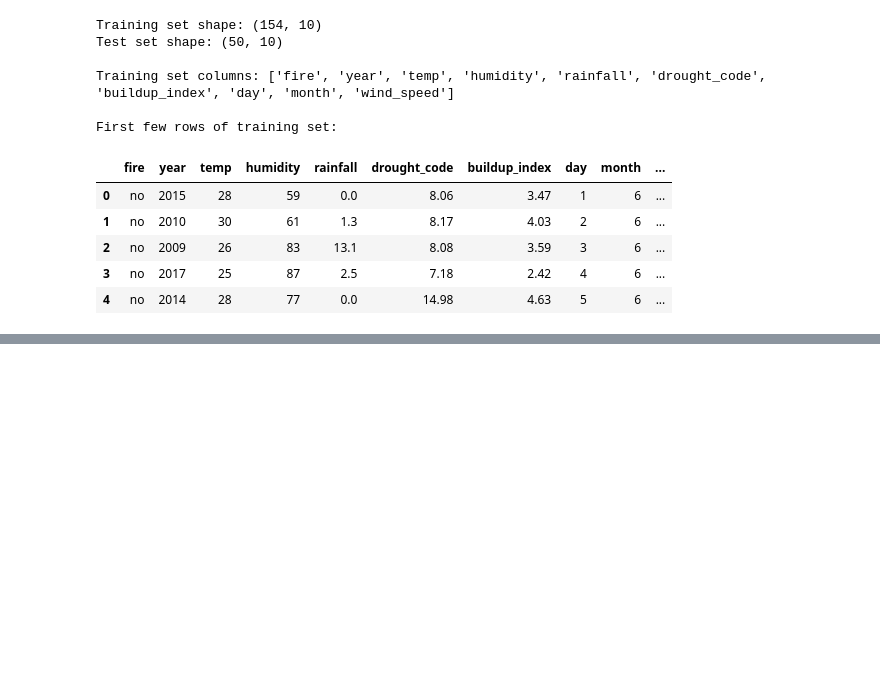
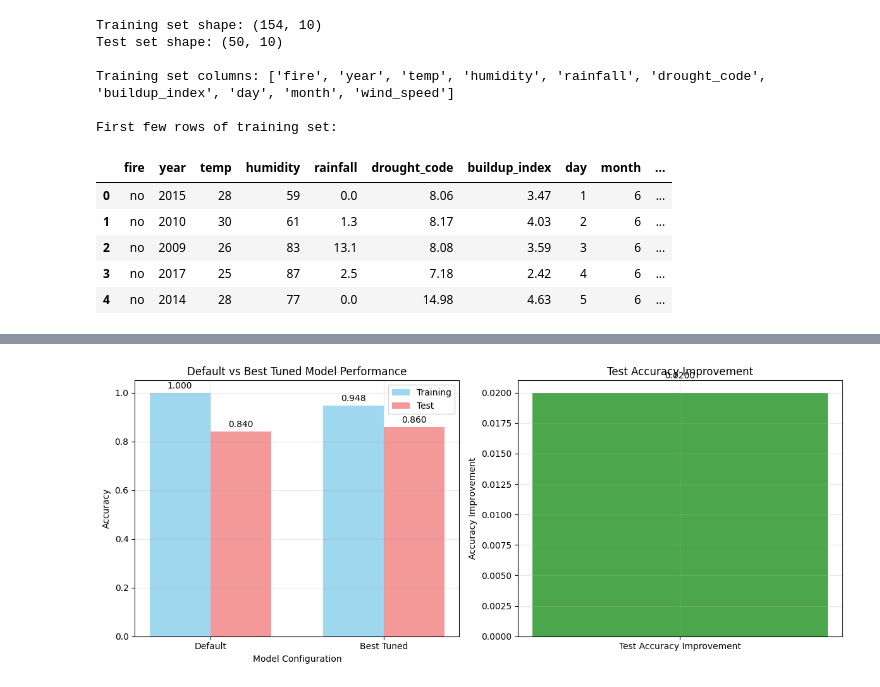
Before and after one commit to 0cch1/CT4101-wildfire-classification, a Jupyter notebook: randomForest.ipynb, the cells around one changed output, grey strips where cells are left out. Saved outputs shown, nothing was run; the diff lists cells and outputs as text; code cells hidden in the pictures; blank space fills up the shorter version.

```diff
--- a/randomForest.ipynb
+++ b/randomForest.ipynb
@@ -97,24 +64,16 @@ Let's start with a baseline Random Forest model to see if overfitting occurs.
 # %%
 # Train baseline Random Forest model using helper function
-baseline_rf, baseline_train_acc, baseline_test_acc, baseline_overfitting_gap = train_baseline_random_forest(X_train, y_train, X_test, y_test)
+rf_baseline, baseline_train_acc, baseline_test_acc, baseline_overfitting_gap = train_baseline_random_forest(X_train, y_train, X_test, y_test)
 
 print("=== Baseline Random Forest Results ===")
 print(f"Training accuracy: {baseline_train_acc:.4f}")
 print(f"Test accuracy: {baseline_test_acc:.4f}")
 print(f"Overfitting gap: {baseline_overfitting_gap:.4f}")
 
-if baseline_overfitting_gap > 0.1:
-    print("⚠️  WARNING: Significant overfitting detected!")
-    print("The model is memorizing the training data rather than learning patterns.")
-else:
-    print("✅ Model shows good generalization.")
-
-# Evaluate baseline model
-baseline_pred, baseline_report, baseline_cm = evaluate_random_forest_model(baseline_rf, X_test, y_test)
 print(f"\nClassification Report (Test Set):")
-print(baseline_report)
+print(classification_report(y_test, rf_baseline.predict(X_test)))
 print(f"\nConfusion Matrix (Test Set):")
-print(baseline_cm)
+print(confusion_matrix(y_test, rf_baseline.predict(X_test)))
 # %% [output]
 === Baseline Random Forest Results ===
 Training accuracy: 1.0000
@@ -239,0 +97,70 @@ Confusion Matrix (Test Set):
+# %%
+# Perform hyperparameter tuning using helper function (2 parameters only)
+rf_results = hyperparameter_tuning_random_forest(X_train, y_train, X_test, y_test)
+
+print("=== All Hyperparameter Tuning Results ===")
+print(rf_results.sort_values(['max_depth', 'min_samples_leaf']).reset_index(drop=True))
+
+# Get best model using helper function
+best_rf_model, best_rf_params = get_best_random_forest_model(rf_results, X_train, y_train)
+
+print(f"\n=== Best Model Configuration ===")
+print(f"max_depth: {best_rf_params['max_depth']}")
+print(f"min_samples_leaf: {best_rf_params['min_samples_leaf']}")
+print(f"Training accuracy: {best_rf_params['train_acc']:.4f}")
+print(f"Test accuracy: {best_rf_params['test_acc']:.4f}")
+
+# Create comparison table
+comparison_data = {
+    'Model': ['Default Settings', 'Best Tuned Model'],
+    'max_depth': [8, best_rf_params['max_depth']],
+    'min_samples_leaf': [1, best_rf_params['min_samples_leaf']],
+    'Train Accuracy': [baseline_train_acc, best_rf_params['train_acc']],
+    'Test Accuracy': [baseline_test_acc, best_rf_params['test_acc']],
+    'Improvement': ['-', f"{best_rf_params['test_acc'] - baseline_test_acc:.4f}"]
+}
+
+comparison_df = pd.DataFrame(comparison_data)
+print(f"\n=== Default vs Best Tuned Model Comparison ===")
+print(comparison_df.to_string(index=False))
+
+# Visualize comparison
+fig, (ax1, ax2) = plt.subplots(1, 2, figsize=(12, 5))
+
+# Bar chart comparison
+models = ['Default', 'Best Tuned']
+train_accs = [baseline_train_acc, best_rf_params['train_acc']]
+test_accs = [baseline_test_acc, best_rf_params['test_acc']]
+
+x = np.arange(len(models))
+width = 0.35
+
+ax1.bar(x - width/2, train_accs, width, label='Training', alpha=0.8, color='skyblue')
+ax1.bar(x + width/2, test_accs, width, label='Test', alpha=0.8, color='lightcoral')
+
+ax1.set_xlabel('Model Configuration')
+ax1.set_ylabel('Accuracy')
+ax1.set_title('Default vs Best Tuned Model Performance')
+ax1.set_xticks(x)
+ax1.set_xticklabels(models)
+ax1.legend()
+ax1.grid(True, alpha=0.3)
+
+# Add value labels on bars
+for i, (train, test) in enumerate(zip(train_accs, test_accs)):
+    ax1.text(i - width/2, train + 0.01, f'{train:.3f}', ha='center', va='bottom')
+    ax1.text(i + width/2, test + 0.01, f'{test:.3f}', ha='center', va='bottom')
+
+# Line plot showing improvement
+improvement = best_rf_params['test_acc'] - baseline_test_acc
+ax2.bar(['Test Accuracy Improvement'], [improvement], color='green', alpha=0.7)
+ax2.set_ylabel('Accuracy Improvement')
+ax2.set_title('Test Accuracy Improvement')
+ax2.grid(True, alpha=0.3)
+
+# Add value label
+ax2.text(0, improvement + 0.001, f'{improvement:.4f}', ha='center', va='bottom')
+
+plt.tight_layout()
+plt.show()
+# %% [output]
@@ -240 +184,2 @@ Confusion Matrix (Test Set):
+[figure, added]
 # %%
```
Also changed, not shown: parts of 14 cells of this notebook, 11 other files.
